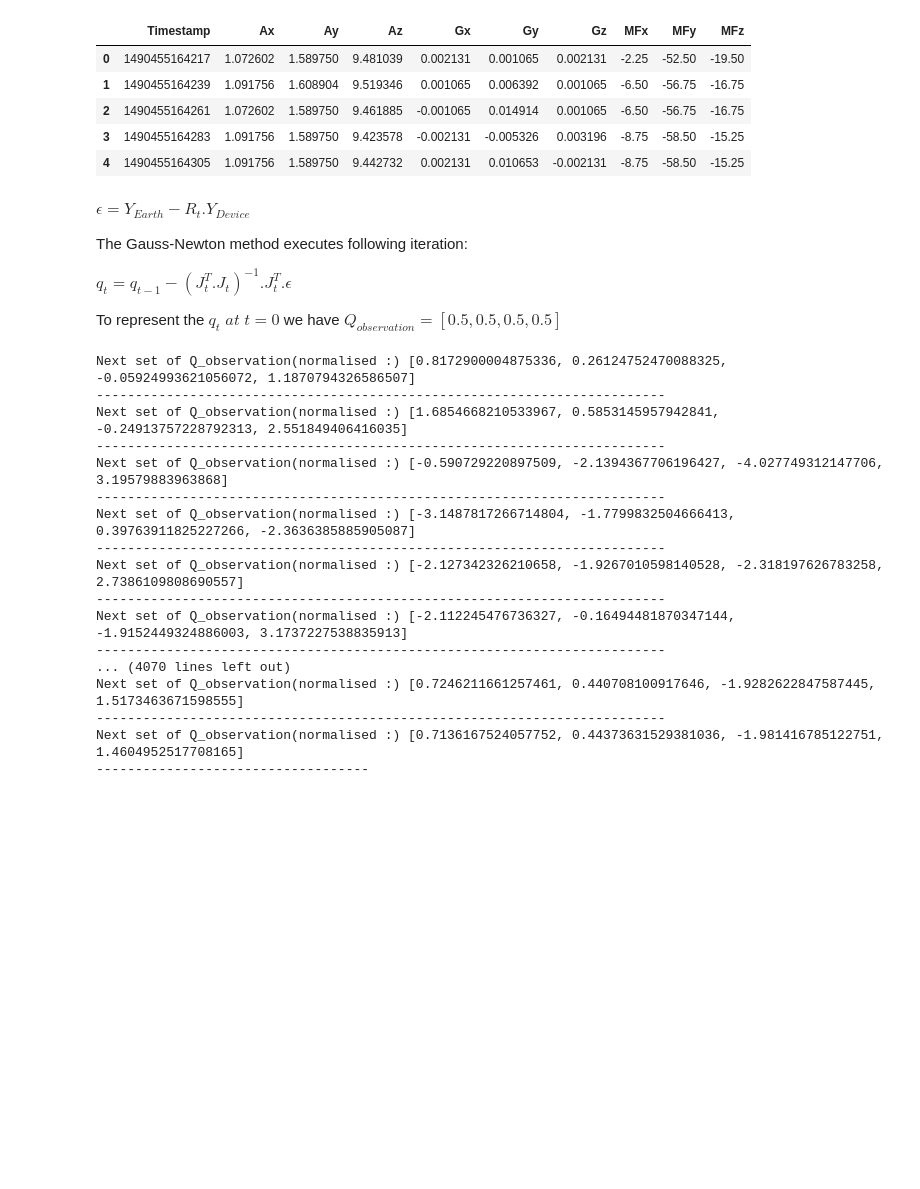
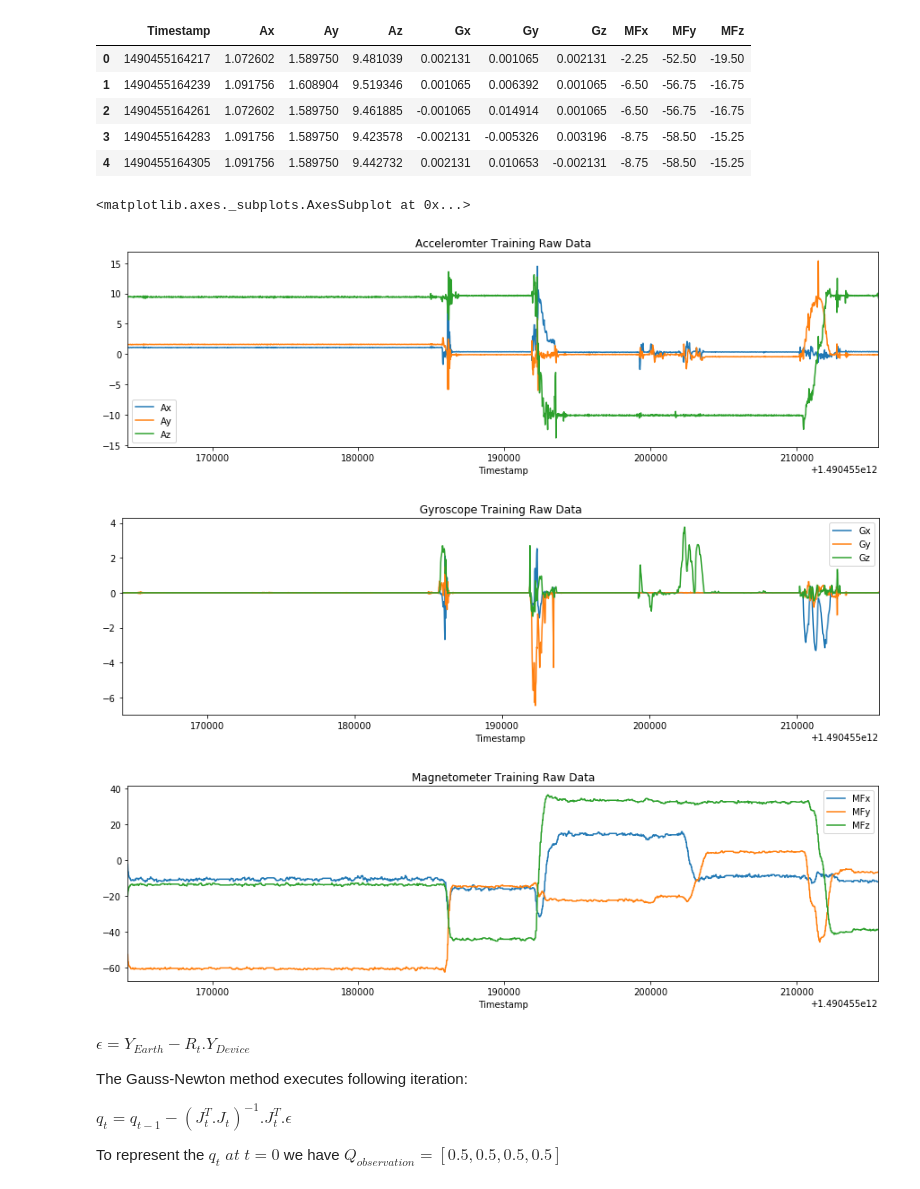
Before and after one commit to omkarkulkarni/Kalman_IMU_Sensor_Fusion, a Jupyter notebook: Gauss-Newton/TestGaussNewton.ipynb, the cells around one changed output. Saved outputs shown, nothing was run; the diff lists cells and outputs as text; code cells hidden in the pictures; blank space fills up the shorter version.

Commit message:
update gauss newton file, including the plots. variation in depth can be shown.

```diff
--- a/Gauss-Newton/TestGaussNewton.ipynb
+++ b/Gauss-Newton/TestGaussNewton.ipynb
@@ -254,6 +254,16 @@ data.head(5)
 | 2 | 1490455164261 | 1.072602 | 1.589750 | 9.461885 | -0.001065 | 0.014914 | 0.001065 | -6.50 | -56.75 | -16.75 |
 | 3 | 1490455164283 | 1.091756 | 1.589750 | 9.423578 | -0.002131 | -0.005326 | 0.003196 | -8.75 | -58.50 | -15.25 |
 | 4 | 1490455164305 | 1.091756 | 1.589750 | 9.442732 | 0.002131 | 0.010653 | -0.002131 | -8.75 | -58.50 | -15.25 |
+# %%
+## Plot the Sensor Values
+data.plot(x='Timestamp',y=['Ax','Ay','Az'],title="Acceleromter Training Raw Data",figsize=(15.0, 4.0))
+data.plot(x='Timestamp',y=['Gx','Gy','Gz'],title="Gyroscope Training Raw Data",figsize=(15.0, 4.0))
+data.plot(x='Timestamp',y=['MFx','MFy','MFz'],title="Magnetometer Training Raw Data",figsize=(15.0, 4.0))
+# %% [output]
+<matplotlib.axes._subplots.AxesSubplot at 0x...>
+[figure, added]
+[figure, added]
+[figure, added]
 # %% [markdown]
 
 $\epsilon  = Y_{Earth} - R_{t}.Y_{Device}$
@@ -274,6 +284,9 @@ testObj = GaussNewtonOptimization(Q1=float(Q_observation[0]),
                                                      Mx=1,My=1,Mz=1)
 # %%
 
+
+Q_list = list()
+QMatrix_list = list()
 ## Now we run the algorithm for all the values of the Accelerometer and Magnetometer.
 for i in range(len(data)):
     Ax = data['Ax'][i]; Ay = data['Ay'][i]; Az = data['Az'][i]
@@ -289,24 +302,8 @@ for i in range(len(data)):
     #NormValue = GaussNewtonOptimization.norm(testObj.Gaussnewton())
     #Q_observation = np.matrix([x/NormValue for x in testObj.Gaussnewton()]).transpose()
     tempx = testObj.Gaussnewton()
+    QMatrix_list.append(tempx)
     Q_observation = list([float(tempx[0]), float(tempx[1]), float(tempx[2]), float(tempx[3])])
-    print("Next set of Q_observation(normalised :)",Q_observation)
-    print("-------------------------------------------------------------------------")
+    Q_list.append(Q_observation)
+    #print("Next set of Q_observation(normalised :)",Q_observation)
+    #print("-------------------------------------------------------------------------")
-# %% [output]
-Next set of Q_observation(normalised :) [0.8172900004875336, 0.26124752470088325, -0.05924993621056072, 1.1870794326586507]
--------------------------------------------------------------------------
-Next set of Q_observation(normalised :) [1.6854668210533967, 0.5853145957942841, -0.24913757228792313, 2.551849406416035]
--------------------------------------------------------------------------
-Next set of Q_observation(normalised :) [-0.590729220897509, -2.1394367706196427, -4.027749312147706, 3.19579883963868]
--------------------------------------------------------------------------
-Next set of Q_observation(normalised :) [-3.1487817266714804, -1.7799832504666413, 0.39763911825227266, -2.3636385885905087]
--------------------------------------------------------------------------
-Next set of Q_observation(normalised :) [-2.127342326210658, -1.9267010598140528, -2.318197626783258, 2.7386109808690557]
--------------------------------------------------------------------------
-Next set of Q_observation(normalised :) [-2.112245476736327, -0.16494481870347144, -1.9152449324886003, 3.1737227538835913]
--------------------------------------------------------------------------
-... (4070 lines left out)
-Next set of Q_observation(normalised :) [0.7246211661257461, 0.440708100917646, -1.9282622847587445, 1.5173463671598555]
--------------------------------------------------------------------------
-Next set of Q_observation(normalised :) [0.7136167524057752, 0.44373631529381036, -1.981416785122751, 1.4604952517708165]
------------------------------------
```
Also changed, not shown: parts of 6 cells of this notebook.
